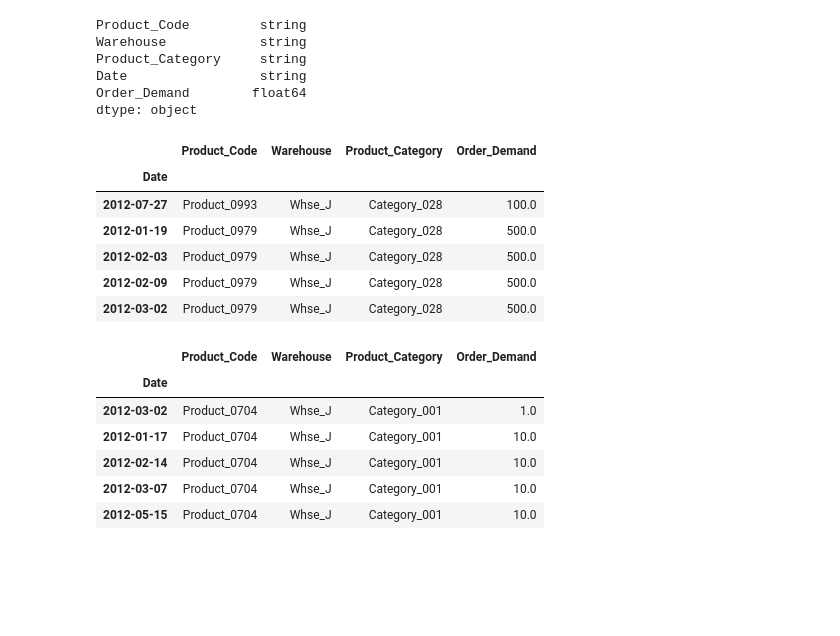
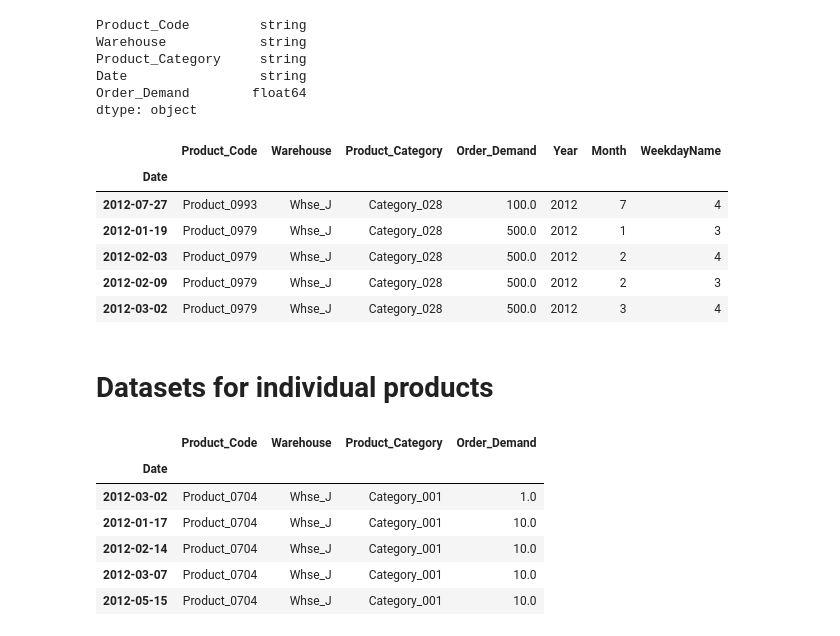
Before and after one commit to anissakhan/731-Project-5-Khan, a Jupyter notebook: Notebooks/731-Project5.ipynb, the cells around one changed output. Drawn from its saved outputs; the diff is of its cells as text; code cells hidden in the pictures; blank space fills up the shorter version.

```diff
--- a/Notebooks/731-Project5.ipynb
+++ b/Notebooks/731-Project5.ipynb
@@ -170,11 +181,14 @@ df.Date = pd.to_datetime(df.Date)
 df.set_index('Date', inplace=True)
-# %%
-df.head()
-# %% [output]
-|  | Product_Code | Warehouse | Product_Category | Order_Demand |
-| Date |  |  |  |  |
-| 2012-07-27 | Product_0993 | Whse_J | Category_028 | 100.0 |
-| 2012-01-19 | Product_0979 | Whse_J | Category_028 | 500.0 |
-| 2012-02-03 | Product_0979 | Whse_J | Category_028 | 500.0 |
-| 2012-02-09 | Product_0979 | Whse_J | Category_028 | 500.0 |
-| 2012-03-02 | Product_0979 | Whse_J | Category_028 | 500.0 |
+# %%
+df['Year'] = df.index.year
+df['Month'] = df.index.month
+df['WeekdayName'] = df.index.dayofweek
+df.head()
+# %% [output]
+|  | Product_Code | Warehouse | Product_Category | Order_Demand | Year | Month | WeekdayName |
+| Date |  |  |  |  |  |  |  |
+| 2012-07-27 | Product_0993 | Whse_J | Category_028 | 100.0 | 2012 | 7 | 4 |
+| 2012-01-19 | Product_0979 | Whse_J | Category_028 | 500.0 | 2012 | 1 | 3 |
+| 2012-02-03 | Product_0979 | Whse_J | Category_028 | 500.0 | 2012 | 2 | 4 |
+| 2012-02-09 | Product_0979 | Whse_J | Category_028 | 500.0 | 2012 | 2 | 3 |
+| 2012-03-02 | Product_0979 | Whse_J | Category_028 | 500.0 | 2012 | 3 | 4 |
@@ -181,3 +197,5 @@ df.head()
+# %% [markdown]
+# Datasets for individual products
 # %%
 dfProd=df.query("Product_Code == 'Product_0704'")[['Product_Code', 'Warehouse', 'Product_Category', 'Order_Demand']]
 dfProd.head()
```
Also changed, not shown: parts of 20 cells of this notebook.
